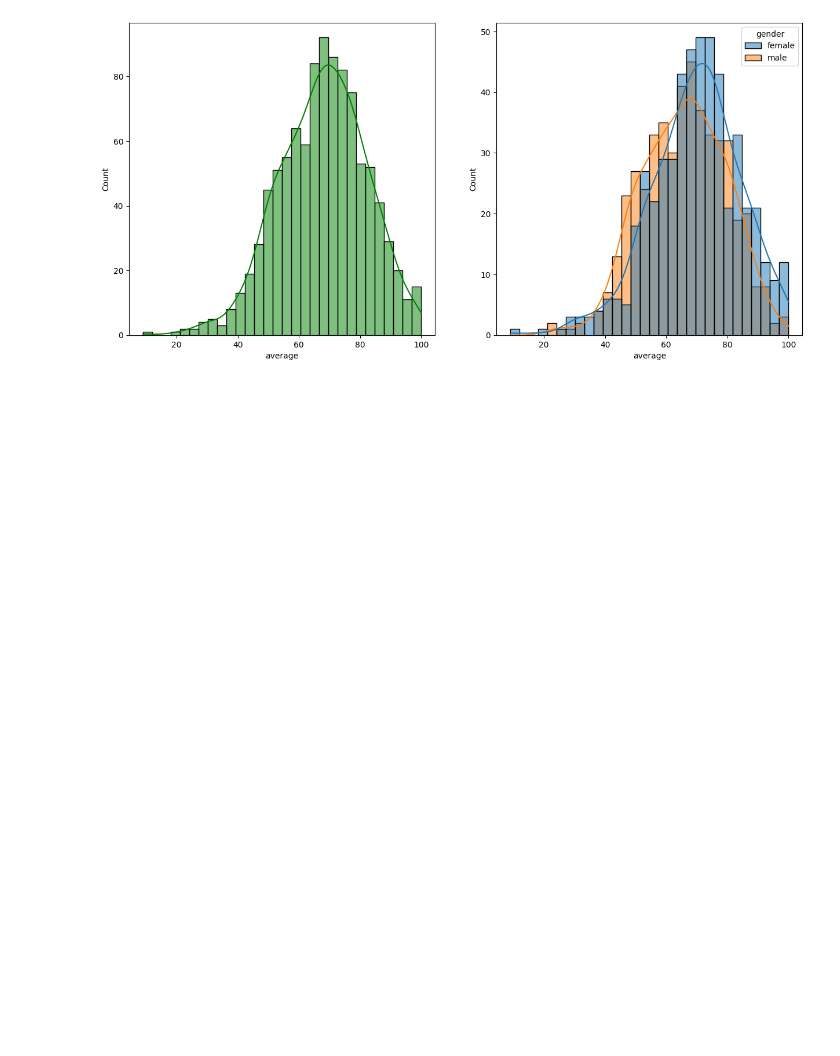
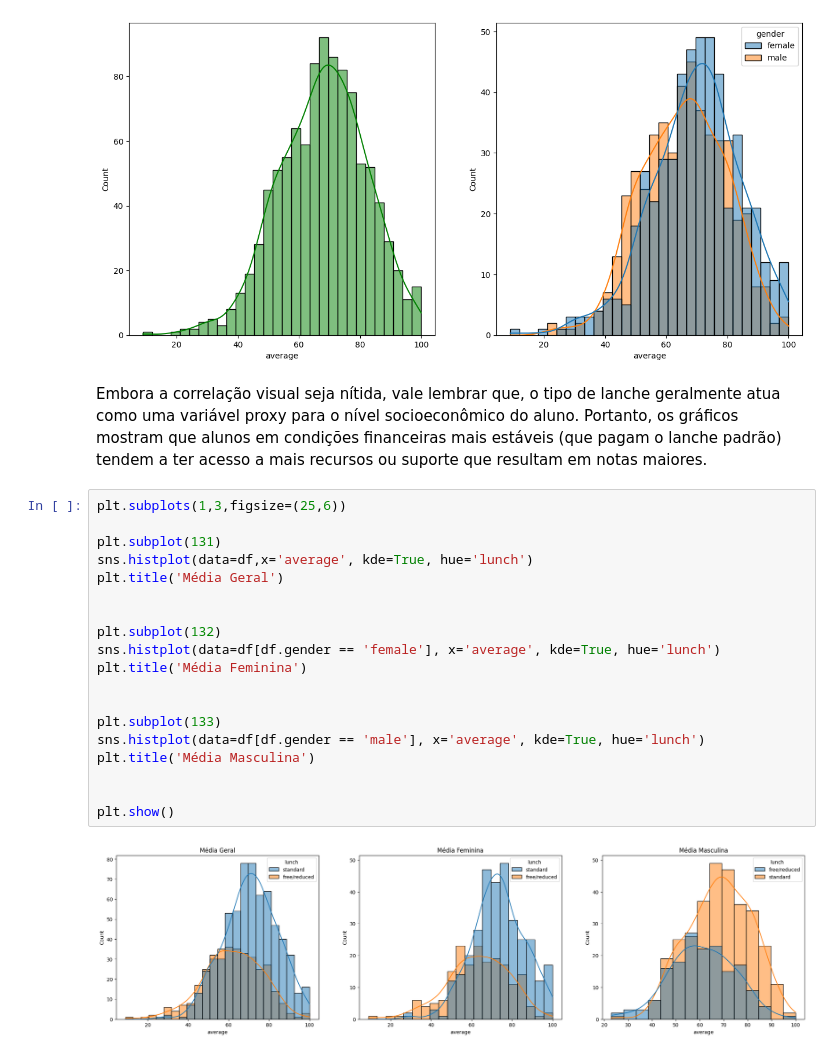
Before and after one commit to Gabrielxdev/ML_Project, a Jupyter notebook: notebook/EDA.ipynb, the cells around one changed output. Saved outputs shown, nothing was run; the diff lists cells and outputs as text; blank space fills up the shorter version.

```diff
--- a/notebook/EDA.ipynb
+++ b/notebook/EDA.ipynb
@@ -246,3 +246,26 @@ sns.histplot(data=df, x='average', bins=30, kde=True, hue='gender')
 plt.show()
 # %% [output]
 [figure]
+# %% [markdown]
+Embora a correlação visual seja nítida, vale lembrar que, o tipo de lanche geralmente atua como uma variável proxy para o nível socioeconômico do aluno. Portanto, os gráficos mostram que alunos em condições financeiras mais estáveis (que pagam o lanche padrão) tendem a ter acesso a mais recursos ou suporte que resultam em notas maiores.
+# %%
+plt.subplots(1,3,figsize=(25,6))
+
+plt.subplot(131)
+sns.histplot(data=df,x='average', kde=True, hue='lunch')
+plt.title('Média Geral')
+
+
+plt.subplot(132)
+sns.histplot(data=df[df.gender == 'female'], x='average', kde=True, hue='lunch')
+plt.title('Média Feminina')
+
+
+plt.subplot(133)
+sns.histplot(data=df[df.gender == 'male'], x='average', kde=True, hue='lunch')
+plt.title('Média Masculina')
+
+
+plt.show()
+# %% [output]
+[figure, added]
```
Also changed, not shown: parts of 4 cells of this notebook.
